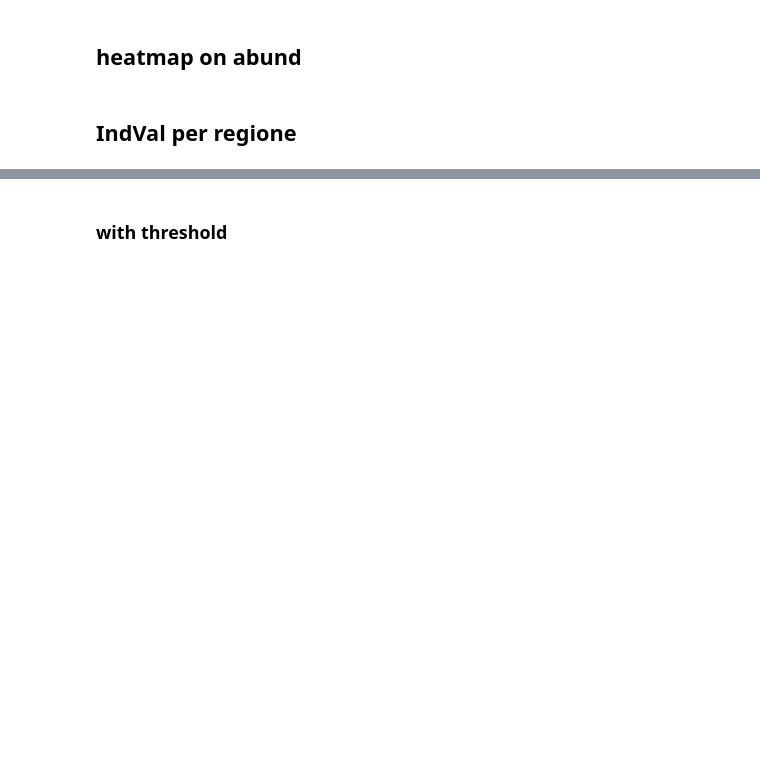
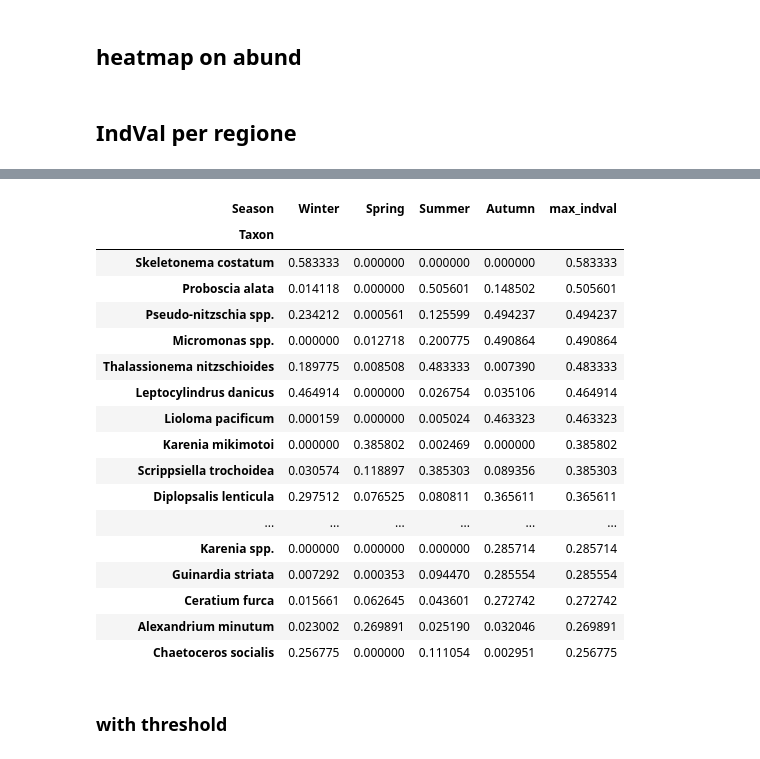
Before and after one commit to Alberto-Ghedin/ISPRA_20152017_Analysis, a Jupyter notebook: Report_main.ipynb, the cells around one changed output, grey strips where cells are left out. Cells and saved outputs as stored; diff of their text form; code cells hidden in the pictures; blank space fills up the shorter version.

```diff
--- a/Report_main.ipynb
+++ b/Report_main.ipynb
@@ -75,6 +68,6 @@ phyto_abund_simplified = modify_dataset.make_simplified_dataset(phyto_abundances
 # %%
-phyto_abund_simplified = modify_dataset.add_det_level_column(phyto_abund_simplified)
+phyto_abund_simplified = modify_dataset.make_simplified_dataset(phyto_abundances, 0.7)
 phyto_abund_simplified = modify_dataset.add_season_column(phyto_abund_simplified, seasons)
 phyto_abund_simplified = modify_dataset.add_coast_dist_column(phyto_abund_simplified)
-phyto_abund_simplified = modify_dataset.add_category(phyto_abund_simplified)
 phyto_abund_simplified["Date"] = pd.to_datetime(phyto_abund_simplified["Date"]) + MonthEnd(0)
+phyto_abund_simplified["Region"] = pd.Categorical(phyto_abund_simplified["Region"], categories = ordered_regions, ordered = True)
@@ -83,4 +74,5 @@ taxonomic_tree = pd.read_excel(_HOME_ + "/PHD/ISPRA_20152017_Analysis/Phyto_taxo
 # %%
-phyto_abund_simplified = phyto_abund_simplified.merge(taxonomic_tree.loc[:,["ScientificName", "Class"]], how = "left", left_on="Taxon", right_on="ScientificName")
-class_is_na = phyto_abund_simplified["Class"].isna()
-phyto_abund_simplified.loc[class_is_na, "Class"] = phyto_abund_simplified.loc[class_is_na, "Taxon"]
+taxonomic_tree = pd.read_excel(_HOME_ + "/PHD/ISPRA_20152017_Analysis/Phyto_taxonomic_tree.xlsx")
+taxonomic_tree.drop_duplicates(inplace=True)
+phyto_abund_simplified = phyto_abund_simplified.merge(taxonomic_tree.loc[:,["ScientificName", "Genus", "Class"]], how = "left", left_on="Taxon", right_on="ScientificName")
+phyto_abund_simplified["Class"] = phyto_abund_simplified["Class"].astype(str)
@@ -726,3 +688,26 @@ ind_val_df_regions["Emilia-Romagna"].values
+# %%
+df = ind_val_df_regions["Abruzzo"].values.T
+df["max_indval"] = df.max(axis = 1)
+df.sort_values("max_indval", ascending=False).query("max_indval >= 0.25")
+# %% [output]
+| Season | Winter | Spring | Summer | Autumn | max_indval |
+| Taxon |  |  |  |  |  |
+| Skeletonema costatum | 0.583333 | 0.000000 | 0.000000 | 0.000000 | 0.583333 |
+| Proboscia alata | 0.014118 | 0.000000 | 0.505601 | 0.148502 | 0.505601 |
+| Pseudo-nitzschia spp. | 0.234212 | 0.000561 | 0.125599 | 0.494237 | 0.494237 |
+| Micromonas spp. | 0.000000 | 0.012718 | 0.200775 | 0.490864 | 0.490864 |
+| Thalassionema nitzschioides | 0.189775 | 0.008508 | 0.483333 | 0.007390 | 0.483333 |
+| Leptocylindrus danicus | 0.464914 | 0.000000 | 0.026754 | 0.035106 | 0.464914 |
+| Lioloma pacificum | 0.000159 | 0.000000 | 0.005024 | 0.463323 | 0.463323 |
+| Karenia mikimotoi | 0.000000 | 0.385802 | 0.002469 | 0.000000 | 0.385802 |
+| Scrippsiella trochoidea | 0.030574 | 0.118897 | 0.385303 | 0.089356 | 0.385303 |
+| Diplopsalis lenticula | 0.297512 | 0.076525 | 0.080811 | 0.365611 | 0.365611 |
+| ... | ... | ... | ... | ... | ... |
+| Karenia spp. | 0.000000 | 0.000000 | 0.000000 | 0.285714 | 0.285714 |
+| Guinardia striata | 0.007292 | 0.000353 | 0.094470 | 0.285554 | 0.285554 |
+| Ceratium furca | 0.015661 | 0.062645 | 0.043601 | 0.272742 | 0.272742 |
+| Alexandrium minutum | 0.023002 | 0.269891 | 0.025190 | 0.032046 | 0.269891 |
+| Chaetoceros socialis | 0.256775 | 0.000000 | 0.111054 | 0.002951 | 0.256775 |
 # %% [markdown]
 ### with threshold
 # %% [markdown]
```
Also changed, not shown: parts of 15 cells of this notebook, 2 other files.
